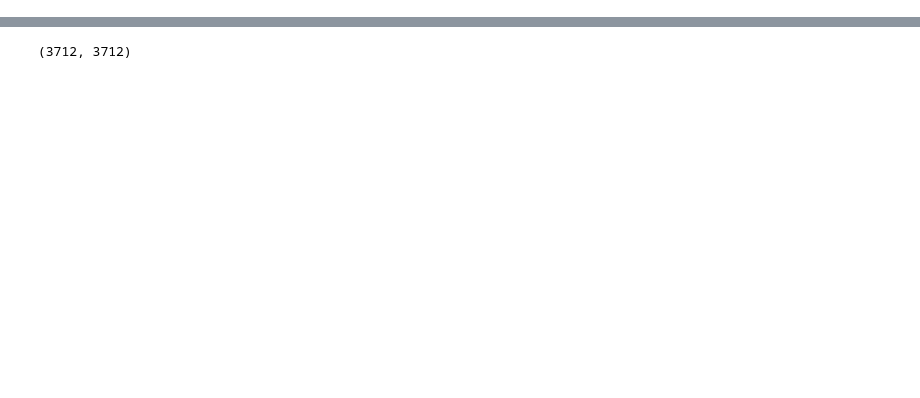
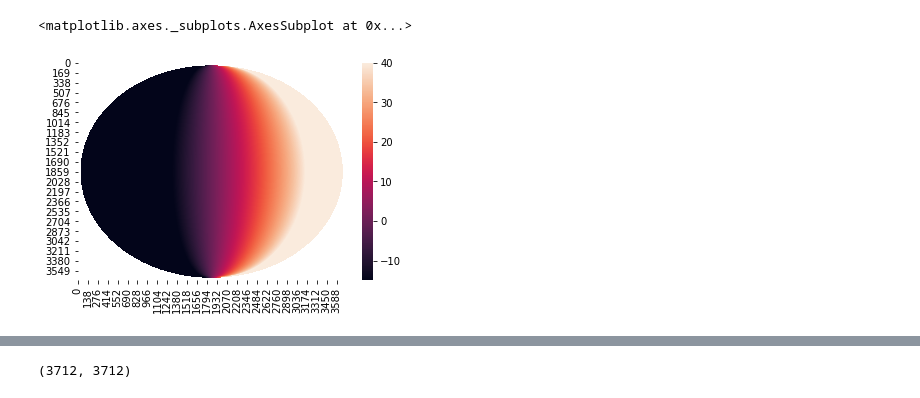
Before and after one commit to hannasv/ms, a Jupyter notebook: notebooks/TestdPhidTheta.ipynb, the cells around one changed output, grey strips where cells are left out. Saved outputs shown, nothing was run; the diff lists cells and outputs as text; code cells hidden in the pictures; blank space fills up the shorter version.

```diff
--- a/notebooks/TestdPhidTheta.ipynb
+++ b/notebooks/TestdPhidTheta.ipynb
@@ -25,3 +25,8 @@ d_theta = lat_array[1:] - lat_array[:-1]
 pad     = np.ones((3712, 1))*np.nan # adding numpy to the axis the values
 d_phi   = np.concatenate((pad, d_phi), axis = 1)/2
 d_theta = np.concatenate((pad.transpose(), d_theta), axis = 0)/2
+# %%
+sns.heatmap(lon_array, vmin = -15, vmax = 40)
+# %% [output]
+<matplotlib.axes._subplots.AxesSubplot at 0x...>
+[figure, added]
```
Also changed, not shown: parts of 84 cells of this notebook.
